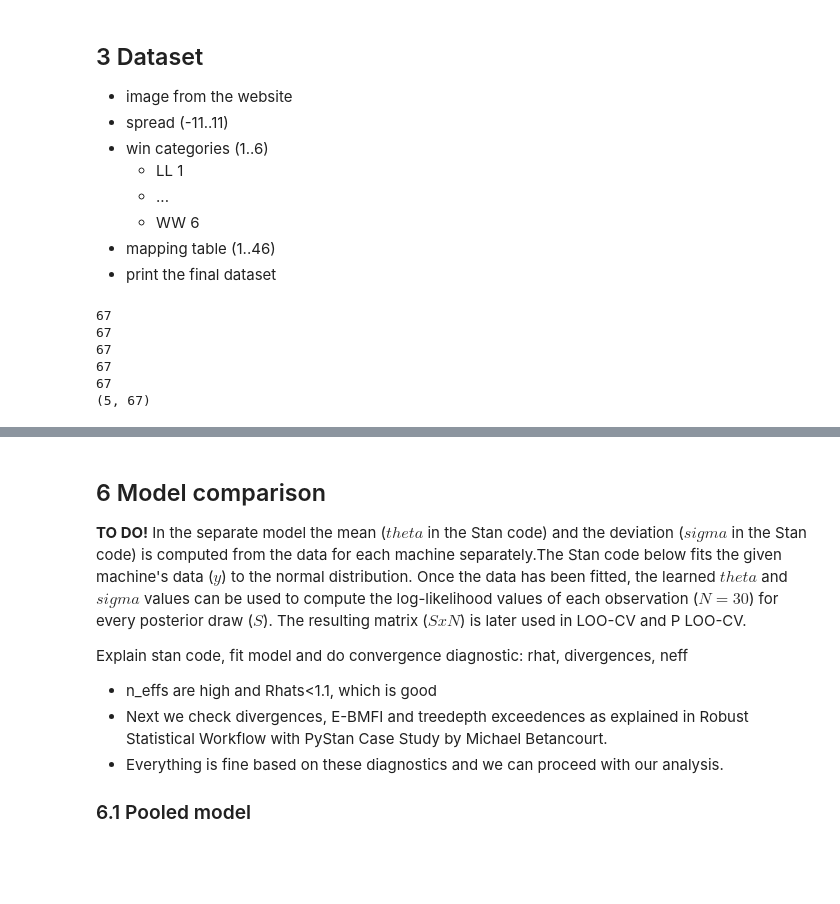
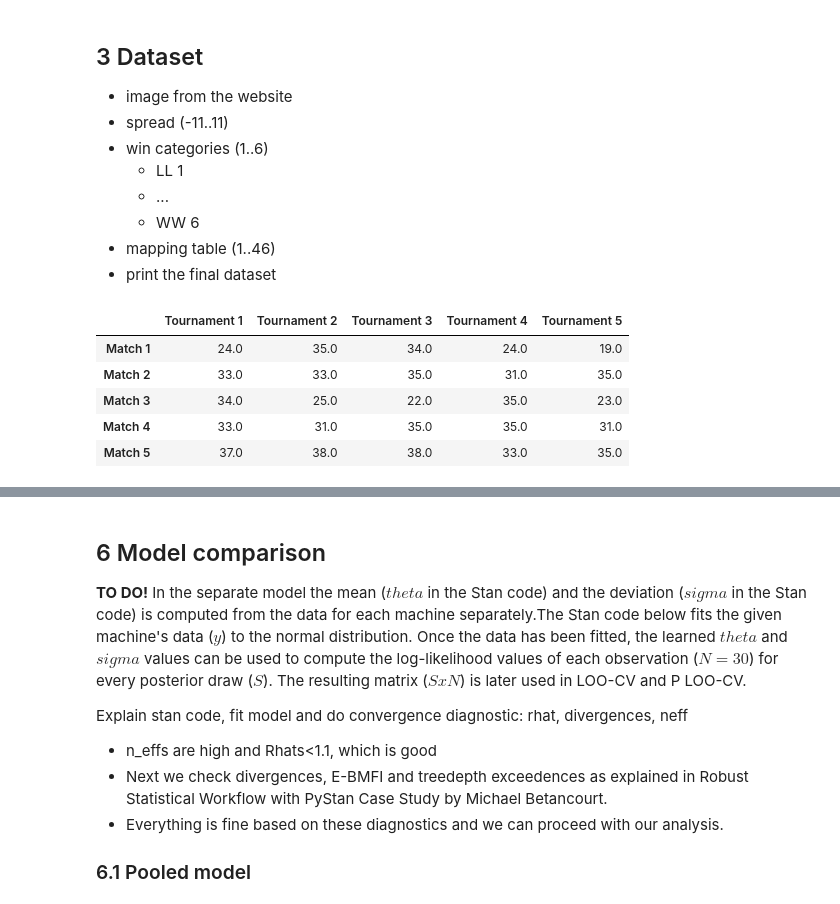
Before and after one commit to fuksi/bda_project_2018, a Jupyter notebook: notebook/BWF Badminton.ipynb, the cells around one changed output, grey strips where cells are left out. Drawn from its saved outputs; the diff is of its cells as text; code cells hidden in the pictures; blank space fills up the shorter version.

```diff
--- a/notebook/BWF Badminton.ipynb
+++ b/notebook/BWF Badminton.ipynb
@@ -65,19 +66,25 @@ for idx, filename in enumerate(filenames):
         data.append(col)
 
 np_data = np.array(data)
-#+ other stuff
 
-# preview some first rows
-#data.head()
+def show_first_rows_of_data():
+    df = pd.DataFrame(np_data.T)
+    df.columns=['Tournament '+str(i+1) for i in range(np_data.shape[0])]
+    df = df.rename({i: 'Match '+str(i+1) for i in range(np_data.shape[1])}, axis='index')
+    return df.head()
 
-# some summary
-#data.describe()
+def show_summary_of_data():
+    df = pd.DataFrame(np_data.T)
+    df.columns=['Tournament '+str(i+1) for i in range(np_data.shape[0])]
+    return df.describe()
 
 #print number of observations (matches) and number of predictors (tournaments)
-# %% [output]
-67
-67
-67
-67
-67
-(5, 67)
+# %%
+show_first_rows_of_data()
+# %% [output]
+|  | Tournament 1 | Tournament 2 | Tournament 3 | Tournament 4 | Tournament 5 |
+| Match 1 | 24.0 | 35.0 | 34.0 | 24.0 | 19.0 |
+| Match 2 | 33.0 | 33.0 | 35.0 | 31.0 | 35.0 |
+| Match 3 | 34.0 | 25.0 | 22.0 | 35.0 | 23.0 |
+| Match 4 | 33.0 | 31.0 | 35.0 | 35.0 | 31.0 |
+| Match 5 | 37.0 | 38.0 | 38.0 | 33.0 | 35.0 |
```
Also changed, not shown: parts of 29 cells of this notebook.
